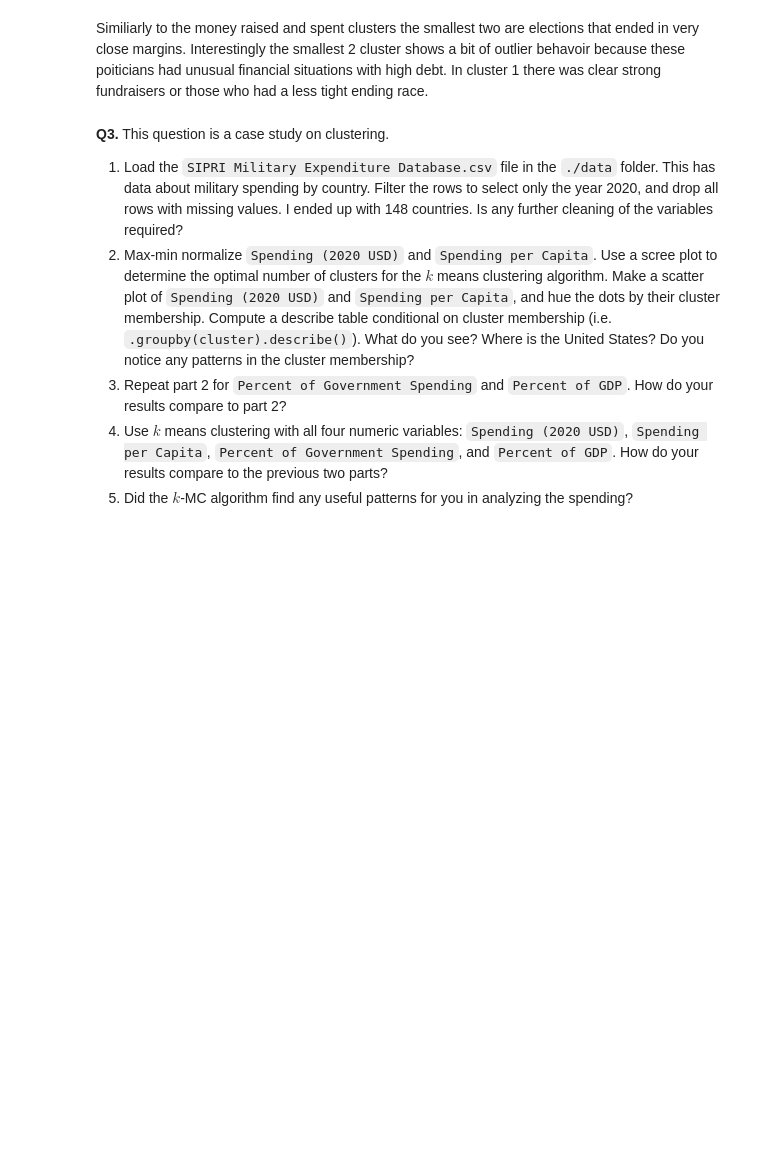
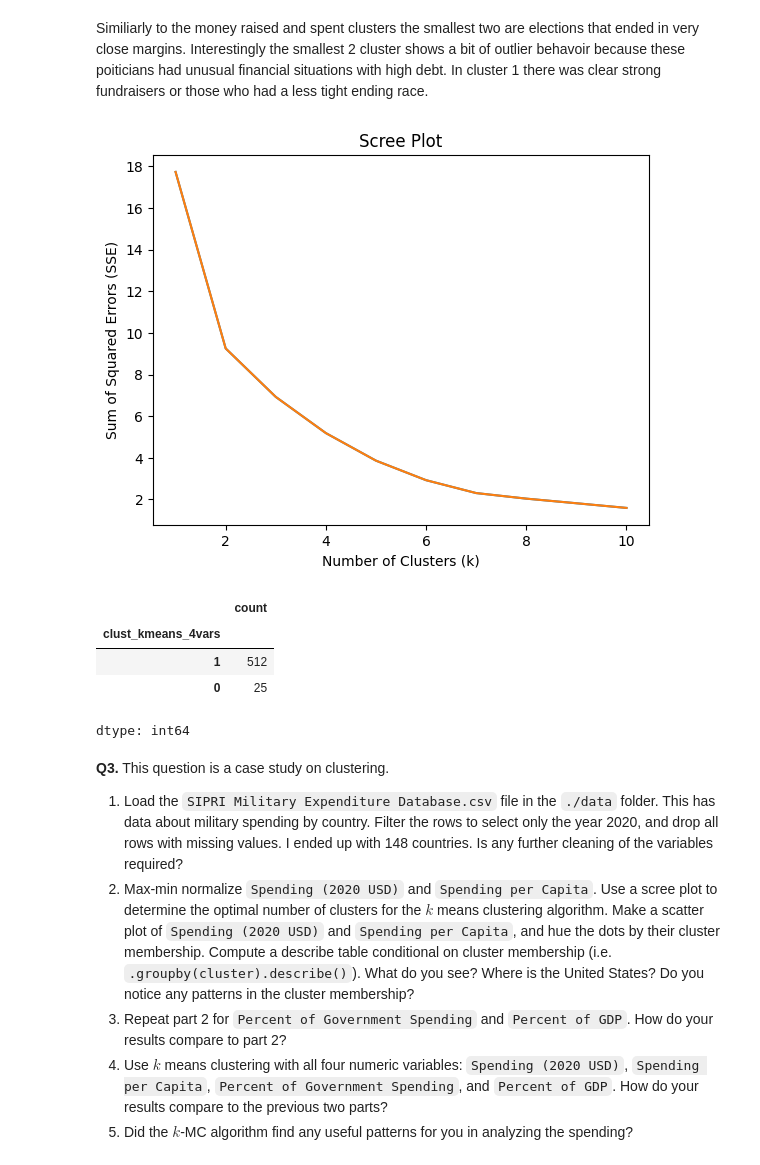
Before and after one commit to nladocsi/DS-2002-F25, a Jupyter notebook: assignment_clustering.ipynb, the cells around one changed output. Drawn from its saved outputs; the diff is of its cells as text; code cells hidden in the pictures; blank space fills up the shorter version.

```diff
--- a/assignment_clustering.ipynb
+++ b/assignment_clustering.ipynb
@@ -183,3 +183,11 @@ plt.ylabel('Sum of Squared Errors (SSE)')
 plt.show()
 # %% [output]
 [figure]
+# %%
+kstar = 3
+model = KMeans(n_clusters=kstar, max_iter=300, n_init = 10, random_state=0) # Create a model for k
+model = model.fit(ec_RS)
+g_hat = model.predict(ec_RS)
+ec['g_hat'] = g_hat
+ec_RS['clust'] = model.labels_
+sns.scatterplot(x=X.iloc[:,0], y=X.iloc[:,1], hue=ec['clust'], style =g_hat)
@@ -278,6 +286,43 @@ print(smallest_clusters_members2)
 500            Tim Scott       1
 # %% [markdown]
 Similiarly to the money raised and spent clusters the smallest two are elections that ended in very close margins. Interestingly the smallest 2 cluster shows a bit of outlier behavoir because these poiticians had unusual financial situations with high debt. In cluster 1 there was clear strong fundraisers or those who had a less tight ending race.
+# %%
+#2.4
+ec_all = ec[["COH_norm", "Debts_norm", "Raised_norm", "Spent_norm"]]
+
+k_bar = 10
+SSE = []
+for k in range(k_bar):
+    model = KMeans(n_clusters=k+1, max_iter=300, n_init = 10, random_state=0)
+    model.fit(ec_all)
+    SSE.append(model.inertia_)
+
+scree_plot = sns.lineplot(x=np.arange(1,k_bar+1), y=SSE).set_title('Scree Plot')
+
+sns.lineplot(x=np.arange(1, k_bar+1), y=SSE)
+plt.title('Scree Plot')
+plt.xlabel('Number of Clusters (k)')
+plt.ylabel('Sum of Squared Errors (SSE)')
+plt.show()
+
+#Used this scree plot to determine k value = 2
+
+k_all = 2
+kmeans_final = KMeans(n_clusters=k_all, max_iter = 300, n_init = 10, random_state=0)
+kmeans_final.fit(ec_all)
+
+ec["clust_kmeans_4vars"] = kmeans_final.labels_
+ec["clust_kmeans_4vars"].value_counts()
+
+#pd.crosstab(ec["clust"], ec["clust_kmeans_4vars"])       # from Raised/Spent-only
+#pd.crosstab(ec["clust2"], ec["clust_kmeans_4vars"])
+# %% [output]
+[figure, added]
+|  | count |
+| clust_kmeans_4vars |  |
+| 1 | 512 |
+| 0 | 25 |
+dtype: int64
 # %% [markdown]
 **Q3.** This question is a case study on clustering.
 
```
Also changed, not shown: parts of 4 cells of this notebook.
